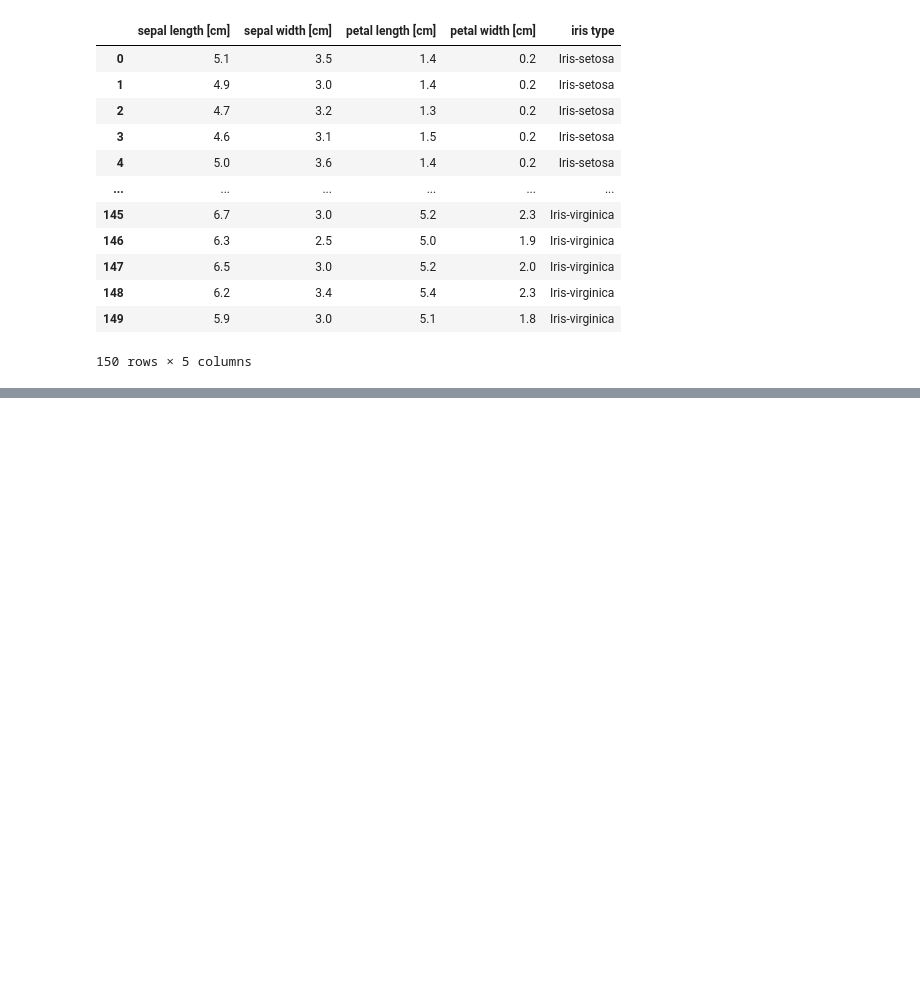
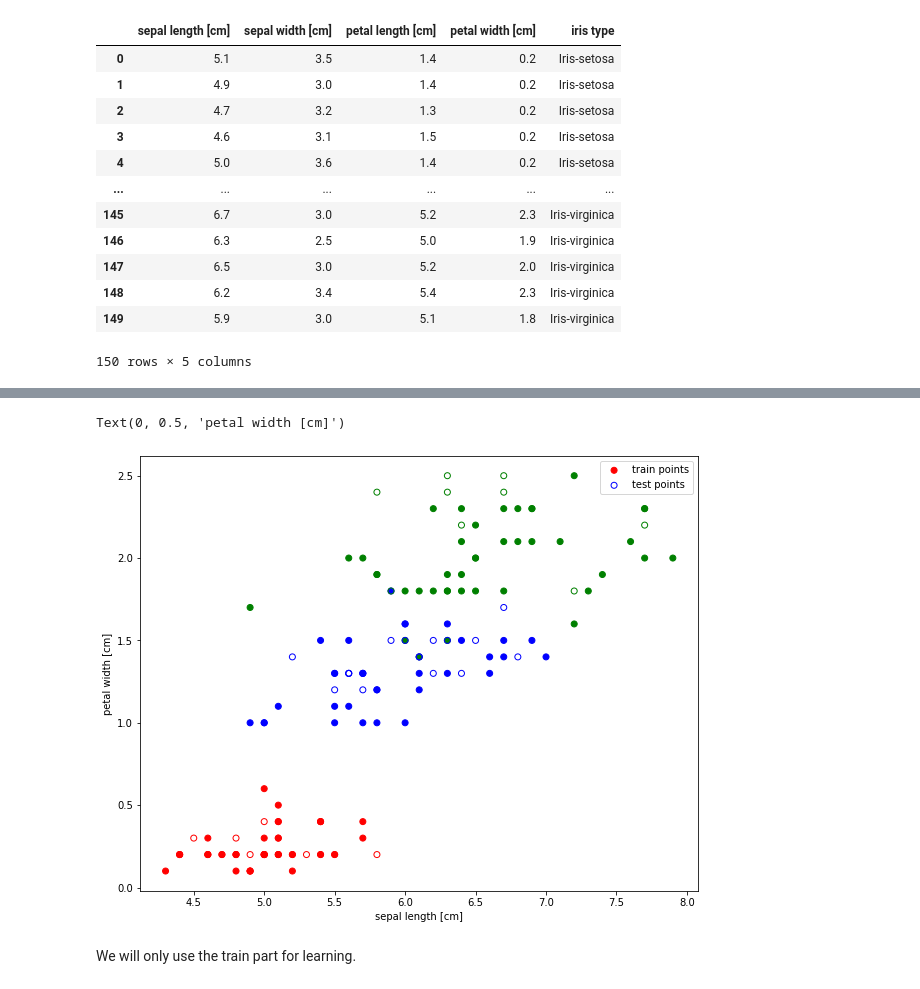
Before and after one commit to mselezniova/MSML22, a Jupyter notebook: week1/exercise/hello_world_of_data_science.ipynb, the cells around one changed output, grey strips where cells are left out. Saved outputs shown, nothing was run; the diff lists cells and outputs as text; code cells hidden in the pictures; blank space fills up the shorter version.

```diff
--- a/week1/exercise/hello_world_of_data_science.ipynb
+++ b/week1/exercise/hello_world_of_data_science.ipynb
@@ -47,0 +82,26 @@ df_setosa.plot.scatter(x='sepal length [cm]', y='sepal width [cm]', c='blue', la
+# %%
+from sklearn.model_selection import train_test_split
+
+df['class'] = df['iris type'].replace(
+    ['Iris-setosa', 'Iris-versicolor', 'Iris-virginica'],
+    [1, 2, 3])
+X = df[['sepal length [cm]','petal width [cm]']].to_numpy()
+Y = df['class'].to_numpy()
+X_train, X_test, Y_train, Y_test = train_test_split(X,Y,test_size=0.3)
+# %%
+fig, ax = plt.subplots(figsize=(10,8))
+
+ax.scatter(X_train[:, 0], X_train[:, 1], c=np.select([Y_train==1, Y_train==2, Y_train==3],
+    ['red', 'blue', 'green']),label='train points')
+
+ax.scatter(X_test[:, 0], X_test[:, 1], edgecolors=np.select([Y_test==1, Y_test==2, Y_test==3],
+    ['red', 'blue', 'green']), facecolors='none', label='test points')
+
+ax.legend()
+ax.set_xlabel('sepal length [cm]')
+ax.set_ylabel('petal width [cm]')
+# %% [output]
+Text(0, 0.5, 'petal width [cm]')
+[figure, added]
+# %% [markdown]
+We will only use the train part for learning.
```
Also changed, not shown: parts of 25 cells of this notebook.
